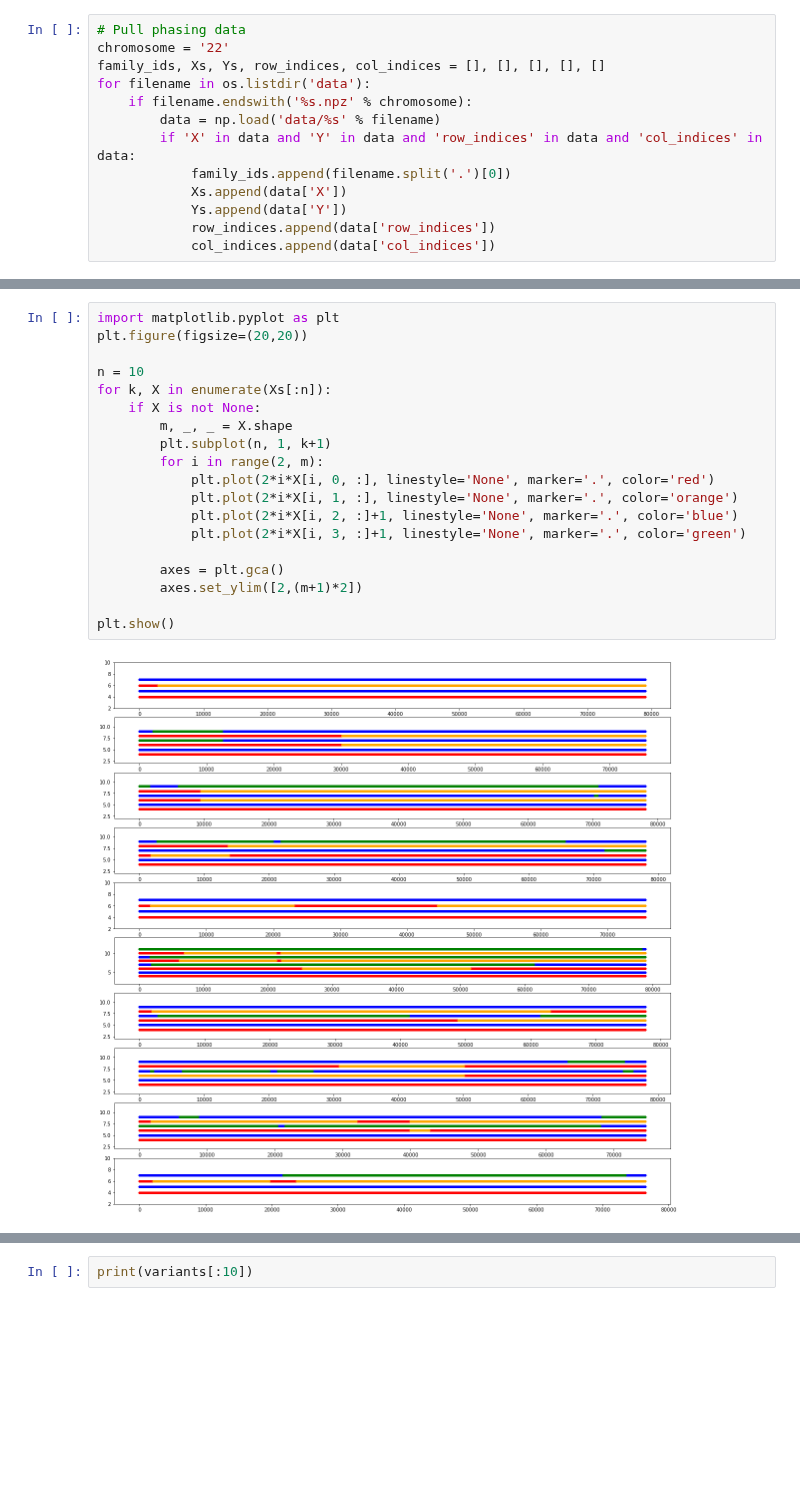
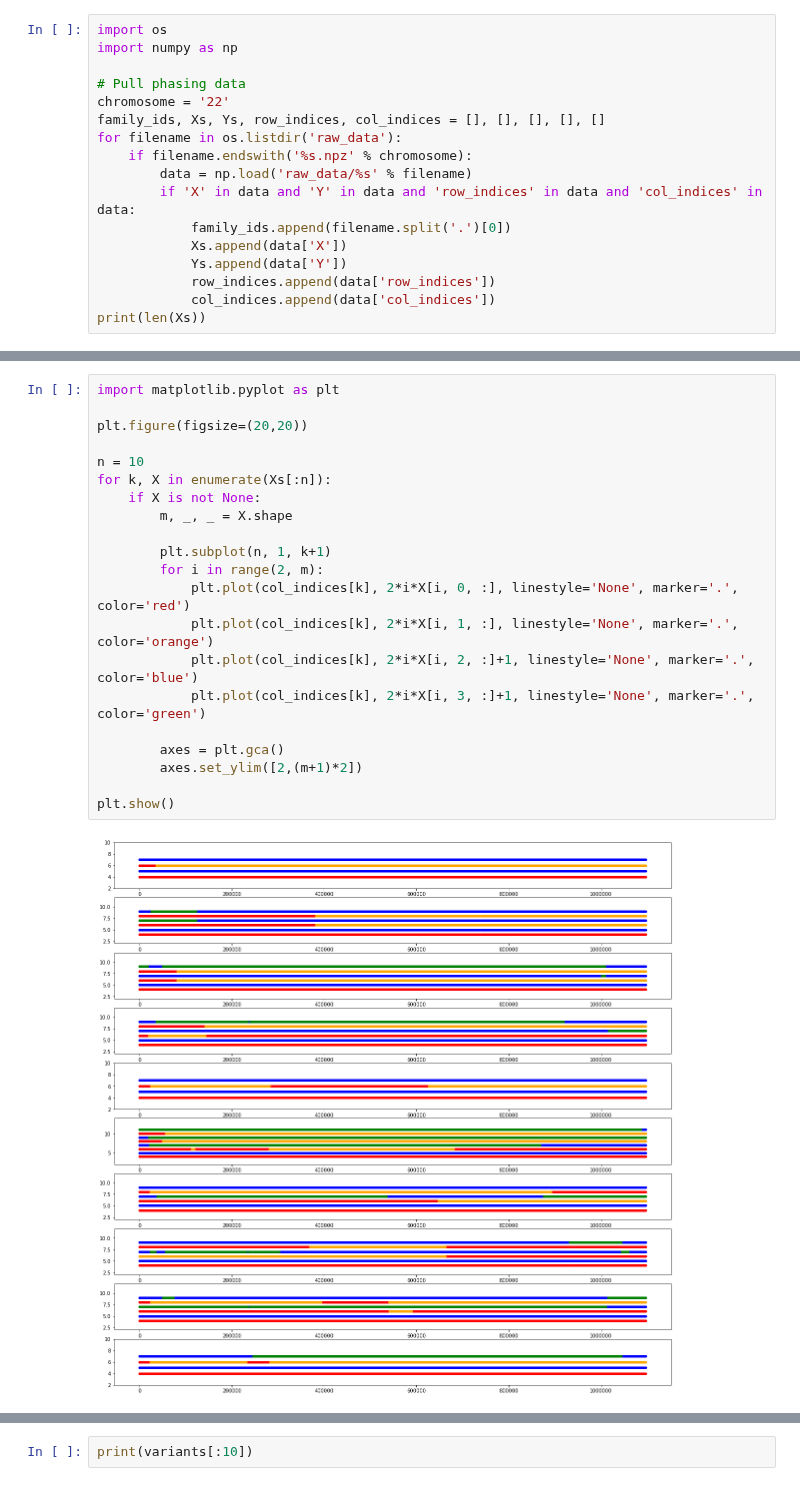
Before and after one commit to kpaskov/PhasingFamilies, a Jupyter notebook: Noncoding-Feature-Representation.ipynb, the cells around one changed output, grey strips where cells are left out. Drawn from its saved outputs; the diff is of its cells as text; blank space fills up the shorter version.

```diff
--- a/Noncoding-Feature-Representation.ipynb
+++ b/Noncoding-Feature-Representation.ipynb
@@ -1,13 +1,17 @@
 # %%
+import os
+import numpy as np
+
 # Pull phasing data
 chromosome = '22'
 family_ids, Xs, Ys, row_indices, col_indices = [], [], [], [], []
-for filename in os.listdir('data'):
+for filename in os.listdir('raw_data'):
     if filename.endswith('%s.npz' % chromosome):
-        data = np.load('data/%s' % filename)
+        data = np.load('raw_data/%s' % filename)
         if 'X' in data and 'Y' in data and 'row_indices' in data and 'col_indices' in data:
             family_ids.append(filename.split('.')[0])
             Xs.append(data['X'])
             Ys.append(data['Y'])
             row_indices.append(data['row_indices'])
             col_indices.append(data['col_indices'])
+print(len(Xs))
@@ -17,22 +39,24 @@ n = len(variants)
 # %%
 import matplotlib.pyplot as plt
+
 plt.figure(figsize=(20,20))
 
 n = 10
 for k, X in enumerate(Xs[:n]):
     if X is not None:
         m, _, _ = X.shape
+
         plt.subplot(n, 1, k+1)
         for i in range(2, m):
-            plt.plot(2*i*X[i, 0, :], linestyle='None', marker='.', color='red')
-            plt.plot(2*i*X[i, 1, :], linestyle='None', marker='.', color='orange')
-            plt.plot(2*i*X[i, 2, :]+1, linestyle='None', marker='.', color='blue')
-            plt.plot(2*i*X[i, 3, :]+1, linestyle='None', marker='.', color='green')
+            plt.plot(col_indices[k], 2*i*X[i, 0, :], linestyle='None', marker='.', color='red')
+            plt.plot(col_indices[k], 2*i*X[i, 1, :], linestyle='None', marker='.', color='orange')
+            plt.plot(col_indices[k], 2*i*X[i, 2, :]+1, linestyle='None', marker='.', color='blue')
+            plt.plot(col_indices[k], 2*i*X[i, 3, :]+1, linestyle='None', marker='.', color='green')
 
         axes = plt.gca()
         axes.set_ylim([2,(m+1)*2])
 
 plt.show()
 # %% [output]
-[figure, old version]
+[figure, new version]
 # %%
```
Also changed, not shown: parts of 14 cells of this notebook, 7 other files.
